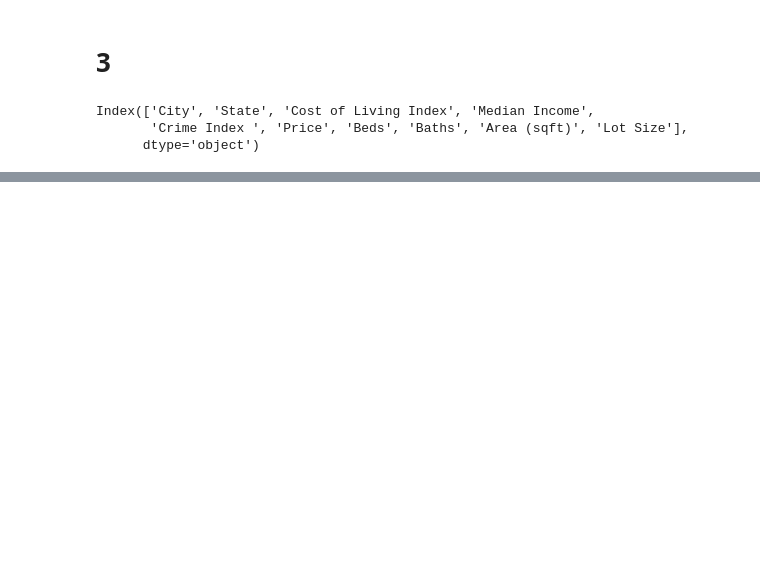
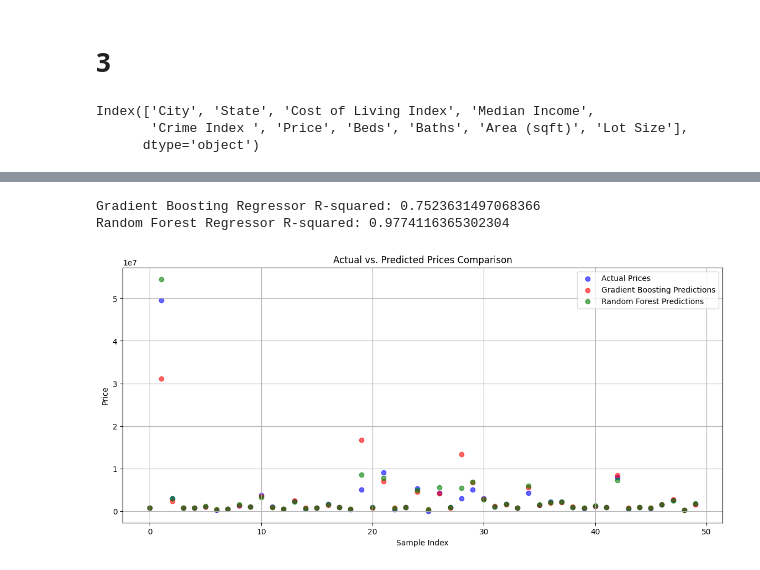
Before and after one commit to ekye0512/STA14B, a Jupyter notebook: HouseInformation.ipynb, the cells around one changed output, grey strips where cells are left out. Cells and saved outputs as stored; diff of their text form; code cells hidden in the pictures; blank space fills up the shorter version.

Commit message:
final code with gradient boost and random forest

```diff
--- a/HouseInformation.ipynb
+++ b/HouseInformation.ipynb
@@ -444,3 +498,41 @@ See the caveats in the documentation: https://pandas.pydata.org/pandas-docs/stab
+# %%
+from sklearn.metrics import r2_score
+
+# Calculating R-squared for both models
+gbr_r2 = r2_score(y_test, gbr_predictions)
+rfr_r2 = r2_score(y_test, rfr_predictions)
+
+print(f"Gradient Boosting Regressor R-squared: {gbr_r2}")
+print(f"Random Forest Regressor R-squared: {rfr_r2}")
+# %% [output]
+Gradient Boosting Regressor R-squared: 0.7523631497068366
+Random Forest Regressor R-squared: 0.9774116365302304
+# %%
+import matplotlib.pyplot as plt
+import numpy as np
+
+# Select a subset of the test data for visualization
+subset_size = 50  # Choose a manageable number for clear visualization
+indices = np.random.choice(range(len(y_test)), size=subset_size, replace=False)
+y_test_subset = y_test.iloc[indices]
+gbr_predictions_subset = gbr_predictions[indices]
+rfr_predictions_subset = rfr_predictions[indices]
+
+# Plotting the actual vs. predicted prices
+plt.figure(figsize=(14, 6))
+
+plt.scatter(range(subset_size), y_test_subset, color='blue', label='Actual Prices', alpha=0.6)
+plt.scatter(range(subset_size), gbr_predictions_subset, color='red', label='Gradient Boosting Predictions', alpha=0.6)
+plt.scatter(range(subset_size), rfr_predictions_subset, color='green', label='Random Forest Predictions', alpha=0.6)
+
+plt.title('Actual vs. Predicted Prices Comparison')
+plt.xlabel('Sample Index')
+plt.ylabel('Price')
+plt.legend()
+plt.grid(True)
+plt.show()
+# %% [output]
+[figure, added]
 # %%
 import matplotlib.pyplot as plt
 
```
Also changed, not shown: parts of 14 cells of this notebook, 1 other file.
